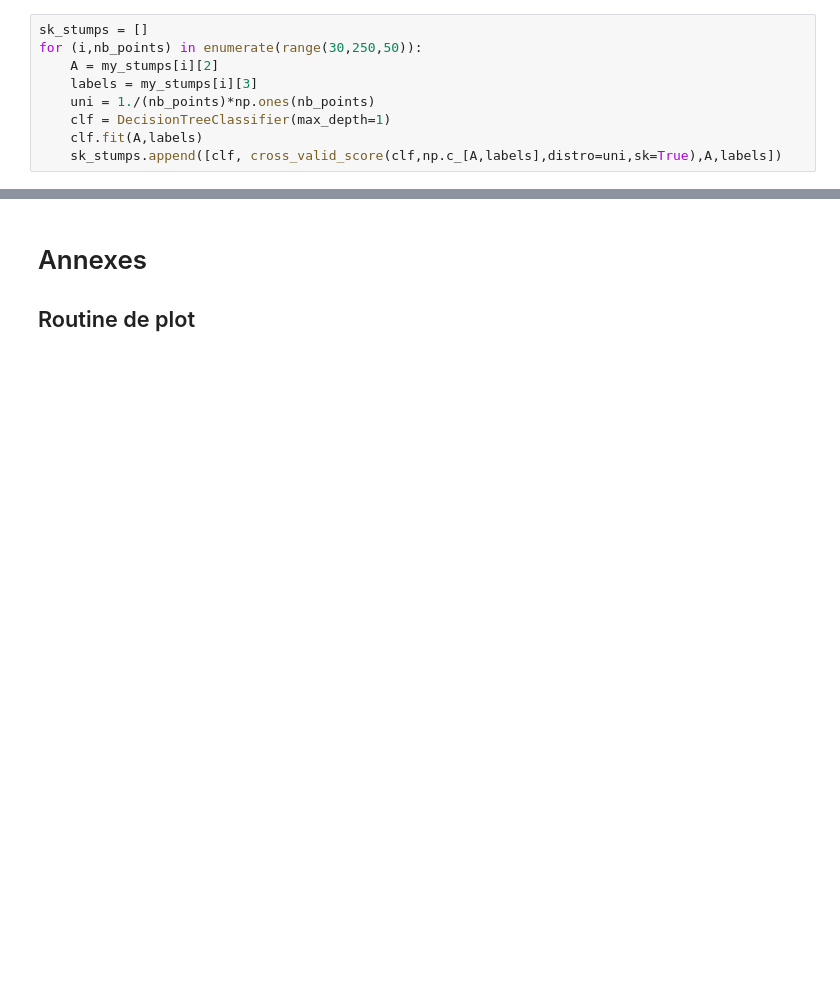
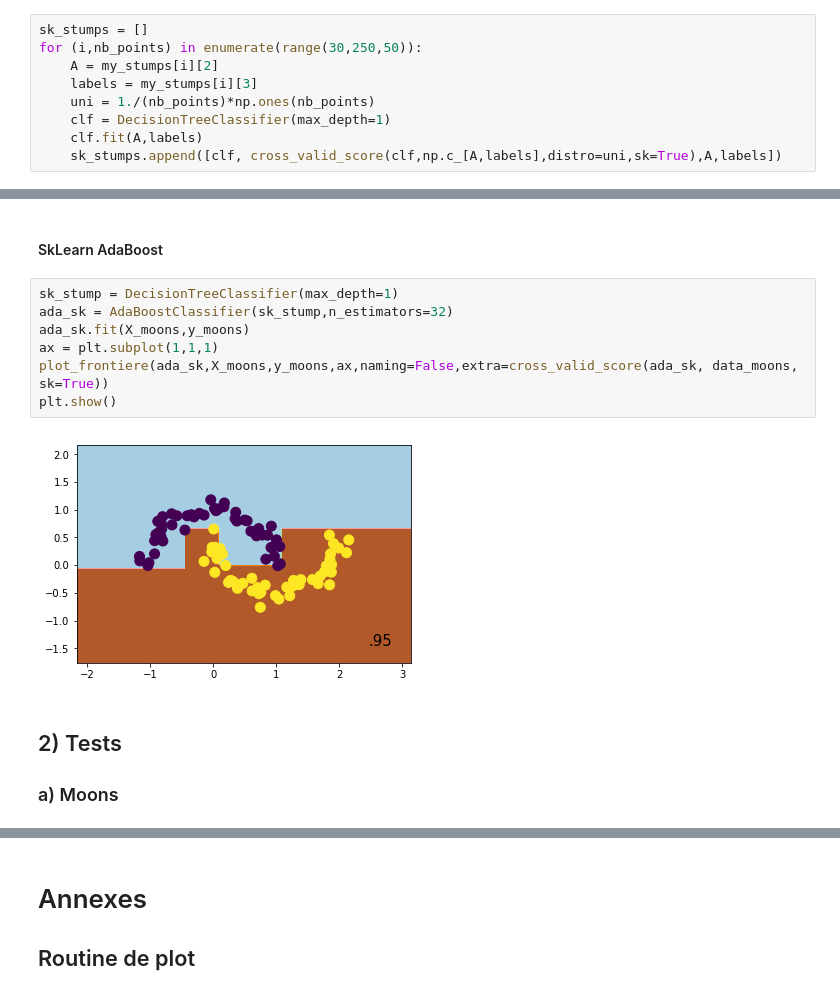
Before and after one commit to cosmo-sterin/M1_ENSL, a Jupyter notebook: ML/TP2/Rendu TP2 Tristan Sterin.ipynb, the cells around one changed output, grey strips where cells are left out. Cells and saved outputs as stored; diff of their text form; blank space fills up the shorter version.

```diff
--- a/ML/TP2/Rendu TP2 Tristan Sterin.ipynb
+++ b/ML/TP2/Rendu TP2 Tristan Sterin.ipynb
@@ -391,0 +464,14 @@ cross_valid_score(clf,np.c_[A,labels],uni,sk=True)
+# %% [markdown]
+#### SkLearn AdaBoost
+# %%
+sk_stump = DecisionTreeClassifier(max_depth=1)
+ada_sk = AdaBoostClassifier(sk_stump,n_estimators=32)
+ada_sk.fit(X_moons,y_moons)
+ax = plt.subplot(1,1,1)
+plot_frontiere(ada_sk,X_moons,y_moons,ax,naming=False,extra=cross_valid_score(ada_sk, data_moons, sk=True))
+plt.show()
+# %% [output]
+[figure, added]
+# %% [markdown]
+## 2) Tests
+### a) Moons
```
Also changed, not shown: parts of 42 cells of this notebook, 1 other file.
